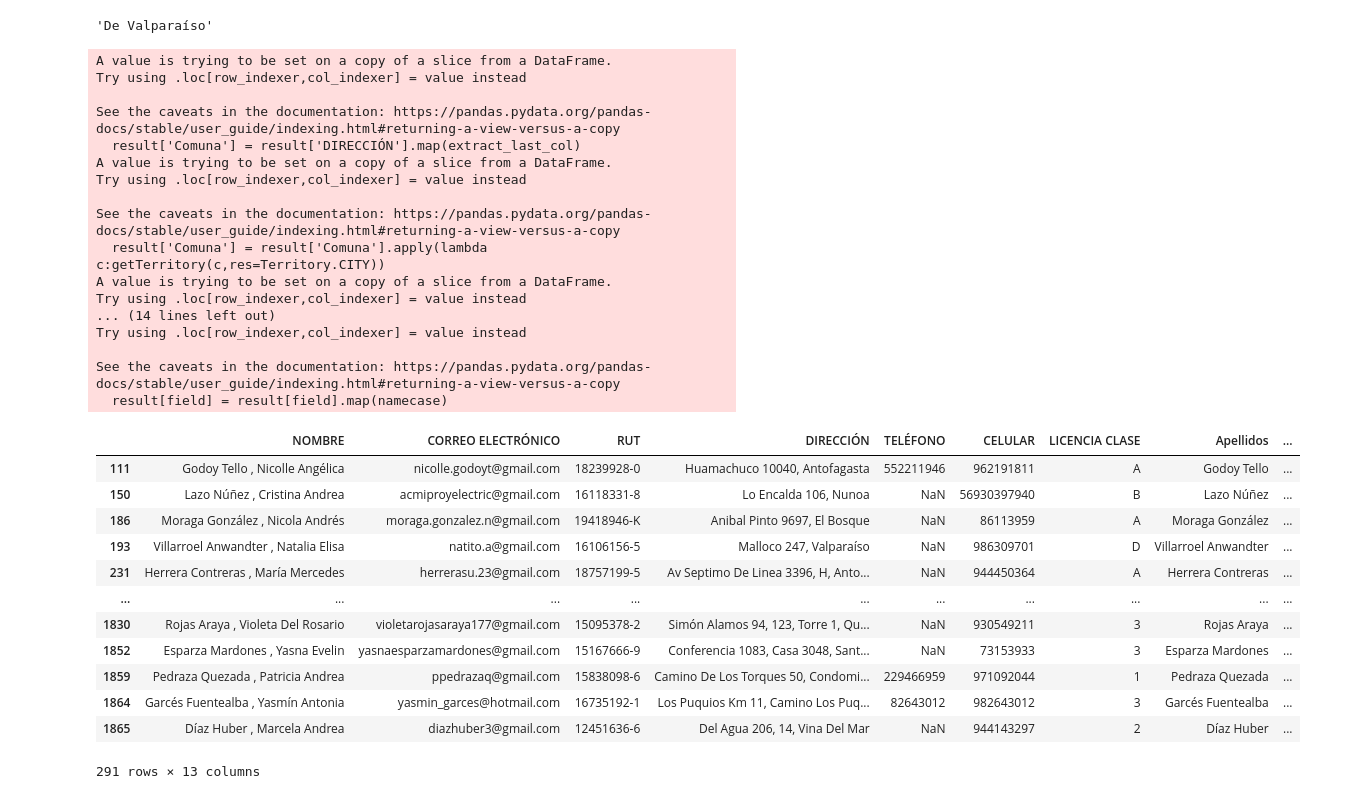
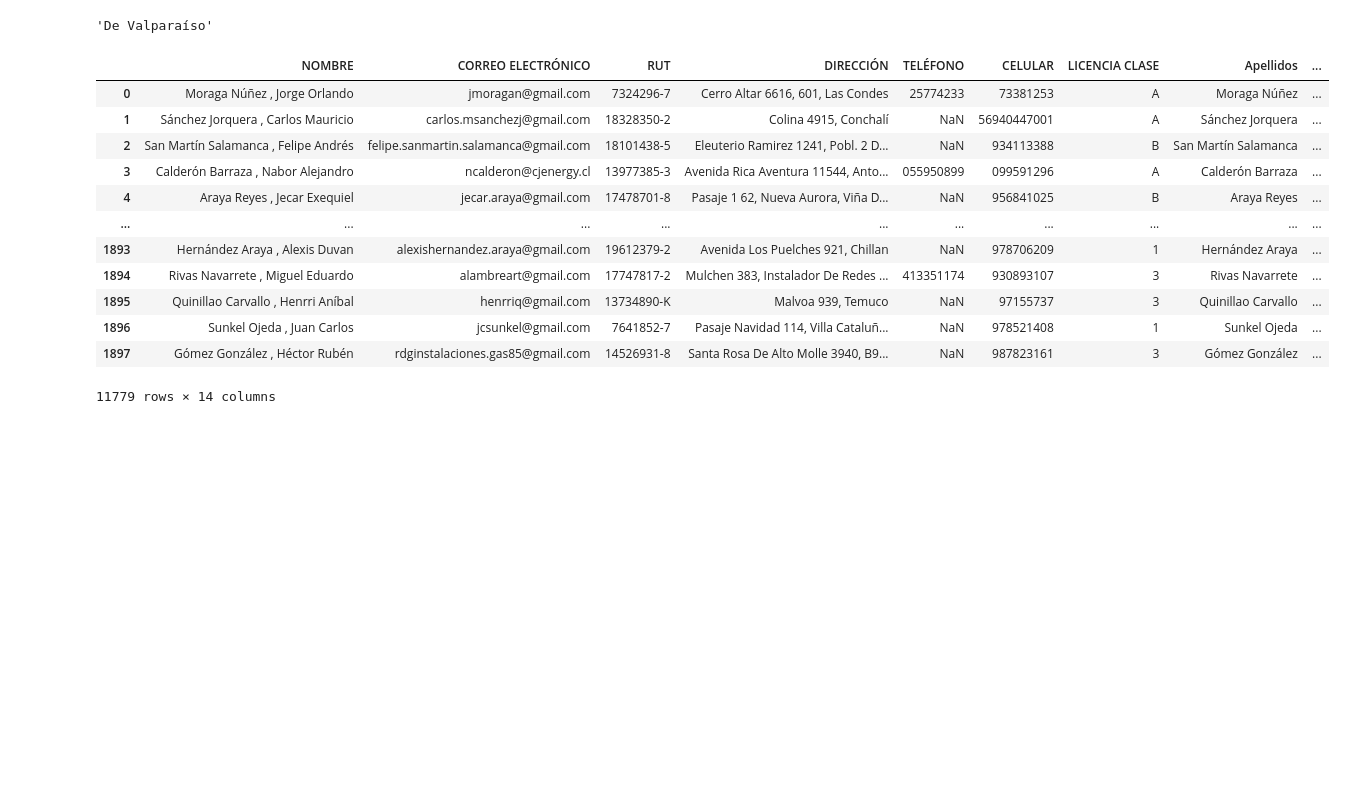
Before and after one commit to ccnmagnoo/colabs, a Jupyter notebook: sec_etl_professional.ipynb, the cells around one changed output. Saved outputs shown, nothing was run; the diff lists cells and outputs as text; code cells hidden in the pictures; blank space fills up the shorter version.

```diff
--- a/sec_etl_professional.ipynb
+++ b/sec_etl_professional.ipynb
@@ -82,6 +82,7 @@ from pandas.core.arrays import boolean
 from typing import Union, List
 from enum import Enum
 import numpy as np
+
 
 #IMPORTANT : constant used in keras model version 2
 CHARS:List[str] = list('aábcdeéfghiíjklmnñoópqrstuúvwxyz')
@@ -152,16 +153,24 @@ def getGenderSimplified(unitName:str|None)->Gender | None:
     return Gender.FEMALE
   return None
 
-def check_wrong_positive(unitName:str|None)-> bool:
-  WRONG_POSITIVE = 'iván,victor,alexis,matthew,williams,alan,jonnhatan,félix,néstor,alex,robinson,valentín,osmar,víctor,dragomir,jehu,rony,raymer,joshua,rienzi,thomas,frankz,steve,werner,tomás,yamil,felix,nicola,bladimir,steve,andree,oragel,jeffrie,'
-  w_list:list[str] = str.split(WRONG_POSITIVE,',')
-  return unitName in w_list
+from pandas import DataFrame
+WRONG_POSITIVE:DataFrame = pd.read_excel('/content/drive/MyDrive/MinEnergia/99.Data/GenderEquality/wrong_positive.xlsx')
 
-#main general function wrapper
+def check_is_male_name(unitName:str|None)-> bool:
+  if not unitName:
+    return False
+
+  return WRONG_POSITIVE['nombre'].str.contains(unitName).any()
+
+#main general function wrapper⭐
 def getGender(name:str | None)->Gender | None:
   #checking input is empty
   if name ==  None:
     return None
+
+  #catching wrong positive
+  if check_is_male_name(nameNormalizer(name)):
+    return Gender.MALE
 
   #try simplified calculus, for speed 🚀
   firstname_check = getGenderSimplified(nameNormalizer(name))
@@ -173,9 +182,6 @@ def getGender(name:str | None)->Gender | None:
   if second:
     return second.value
 
-  #catching wrong positive
-  if check_wrong_positive(nameNormalizer(name)):
-    return Gender.MALE
 
   #if simplified dosen´t work applys de keras model
   modeler  = getGenderByKeras(nameNormalizer(name))
@@ -217,8 +222,10 @@ all_technicians
 # %%
 all_technicians['gender'] = all_technicians['Nombres'].map(getGender)
 # %%
+#big filter
 from pandas import DataFrame
-result:DataFrame = all_technicians.loc[all_technicians['gender']=='female']
+#result:DataFrame = all_technicians.loc[all_technicians['gender']=='female']
+result:DataFrame = all_technicians
 result
 # %% [output]
 |  | NOMBRE | CORREO ELECTRÓNICO | RUT | DIRECCIÓN | TELÉFONO | CELULAR | LICENCIA CLASE | Apellidos | ... |
@@ -262,6 +269,14 @@ def setType(input_type:str)->str:
   else:
     return 'ELI'
 
+def getAge(rut:str)->int:
+  PENDANT = 3.3363697569700348e-06
+  INTERCEPT = 1932.2573852507373
+  rut_compose:list[str] = rut.split('-')
+  return int(int(rut_compose[0])*PENDANT+INTERCEPT)
+
+
+  return 0
 
 #Get Territory
 from difflib import SequenceMatcher
@@ -290,45 +305,29 @@ getTerritory('Quillomta',res=Territory.REGION)
 # %%
 result['Comuna'] = result['DIRECCIÓN'].map(extract_last_col)
 result['Comuna'] = result['Comuna'].apply(lambda c:getTerritory(c,res=Territory.CITY))
 result['Región'] = result['Comuna'].apply(lambda c:getTerritory(c,res=Territory.REGION))
+result['Nac Aprox'] = result['RUT'].apply(getAge)
 result['CORREO ELECTRÓNICO'] = result['CORREO ELECTRÓNICO'].str.lower()
 
 result['Categoría'] = result['LICENCIA CLASE'].map(setType)
 for field in ['Nombres','Apellidos','DIRECCIÓN','Comuna']:
   result[field] = result[field].map(namecase)
 
 result
 # %% [output]
+|  | NOMBRE | CORREO ELECTRÓNICO | RUT | DIRECCIÓN | TELÉFONO | CELULAR | LICENCIA CLASE | Apellidos | ... |
+| 0 | Moraga Núñez , Jorge Orlando | jmoragan@gmail.com | 7324296-7 | Cerro Altar 6616, 601, Las Condes | 25774233 | 73381253 | A | Moraga Núñez | ... |
+| 1 | Sánchez Jorquera , Carlos Mauricio | carlos.msanchezj@gmail.com | 18328350-2 | Colina 4915, Conchalí | NaN | 56940447001 | A | Sánchez Jorquera | ... |
+| 2 | San Martín Salamanca , Felipe Andrés | felipe.sanmartin.salamanca@gmail.com | 18101438-5 | Eleuterio Ramirez 1241, Pobl. 2 D... | NaN | 934113388 | B | San Martín Salamanca | ... |
+| 3 | Calderón Barraza , Nabor Alejandro | ncalderon@cjenergy.cl | 13977385-3 | Avenida Rica Aventura 11544, Anto... | 055950899 | 099591296 | A | Calderón Barraza | ... |
+| 4 | Araya Reyes , Jecar Exequiel | jecar.araya@gmail.com | 17478701-8 | Pasaje 1 62, Nueva Aurora, Viña D... | NaN | 956841025 | B | Araya Reyes | ... |
+| ... | ... | ... | ... | ... | ... | ... | ... | ... | ... |
+| 1893 | Hernández Araya , Alexis Duvan | alexishernandez.araya@gmail.com | 19612379-2 | Avenida Los Puelches 921, Chillan | NaN | 978706209 | 1 | Hernández Araya | ... |
+| 1894 | Rivas Navarrete , Miguel Eduardo | alambreart@gmail.com | 17747817-2 | Mulchen 383, Instalador De Redes ... | 413351174 | 930893107 | 3 | Rivas Navarrete | ... |
+| 1895 | Quinillao Carvallo , Henrri Aníbal | henrriq@gmail.com | 13734890-K | Malvoa 939, Temuco | NaN | 97155737 | 3 | Quinillao Carvallo | ... |
+| 1896 | Sunkel Ojeda , Juan Carlos | jcsunkel@gmail.com | 7641852-7 | Pasaje Navidad 114, Villa Cataluñ... | NaN | 978521408 | 1 | Sunkel Ojeda | ... |
+| 1897 | Gómez González , Héctor Rubén | rdginstalaciones.gas85@gmail.com | 14526931-8 | Santa Rosa De Alto Molle 3940, B9... | NaN | 987823161 | 3 | Gómez González | ... |
-A value is trying to be set on a copy of a slice from a DataFrame.
-Try using .loc[row_indexer,col_indexer] = value instead
-
-See the caveats in the documentation: https://pandas.pydata.org/pandas-docs/stable/user_guide/indexing.html#returning-a-view-versus-a-copy
-  result['Comuna'] = result['DIRECCIÓN'].map(extract_last_col)
-A value is trying to be set on a copy of a slice from a DataFrame.
-Try using .loc[row_indexer,col_indexer] = value instead
-
-See the caveats in the documentation: https://pandas.pydata.org/pandas-docs/stable/user_guide/indexing.html#returning-a-view-versus-a-copy
-  result['Comuna'] = result['Comuna'].apply(lambda c:getTerritory(c,res=Territory.CITY))
-A value is trying to be set on a copy of a slice from a DataFrame.
-Try using .loc[row_indexer,col_indexer] = value instead
-... (14 lines left out)
-Try using .loc[row_indexer,col_indexer] = value instead
-
-See the caveats in the documentation: https://pandas.pydata.org/pandas-docs/stable/user_guide/indexing.html#returning-a-view-versus-a-copy
-  result[field] = result[field].map(namecase)
+11779 rows × 14 columns
-|  | NOMBRE | CORREO ELECTRÓNICO | RUT | DIRECCIÓN | TELÉFONO | CELULAR | LICENCIA CLASE | Apellidos | ... |
-| 111 | Godoy Tello , Nicolle Angélica | nicolle.godoyt@gmail.com | 18239928-0 | Huamachuco 10040, Antofagasta | 552211946 | 962191811 | A | Godoy Tello | ... |
-| 150 | Lazo Núñez , Cristina Andrea | acmiproyelectric@gmail.com | 16118331-8 | Lo Encalda 106, Nunoa | NaN | 56930397940 | B | Lazo Núñez | ... |
-| 186 | Moraga González , Nicola Andrés | moraga.gonzalez.n@gmail.com | 19418946-K | Anibal Pinto 9697, El Bosque | NaN | 86113959 | A | Moraga González | ... |
-| 193 | Villarroel Anwandter , Natalia Elisa | natito.a@gmail.com | 16106156-5 | Malloco 247, Valparaíso | NaN | 986309701 | D | Villarroel Anwandter | ... |
-| 231 | Herrera Contreras , María Mercedes | herrerasu.23@gmail.com | 18757199-5 | Av Septimo De Linea 3396, H, Anto... | NaN | 944450364 | A | Herrera Contreras | ... |
-| ... | ... | ... | ... | ... | ... | ... | ... | ... | ... |
-| 1830 | Rojas Araya , Violeta Del Rosario | violetarojasaraya177@gmail.com | 15095378-2 | Simón Alamos 94, 123, Torre 1, Qu... | NaN | 930549211 | 3 | Rojas Araya | ... |
-| 1852 | Esparza Mardones , Yasna Evelin | yasnaesparzamardones@gmail.com | 15167666-9 | Conferencia 1083, Casa 3048, Sant... | NaN | 73153933 | 3 | Esparza Mardones | ... |
-| 1859 | Pedraza Quezada , Patricia Andrea | ppedrazaq@gmail.com | 15838098-6 | Camino De Los Torques 50, Condomi... | 229466959 | 971092044 | 1 | Pedraza Quezada | ... |
-| 1864 | Garcés Fuentealba , Yasmín Antonia | yasmin_garces@hotmail.com | 16735192-1 | Los Puquios Km 11, Camino Los Puq... | 82643012 | 982643012 | 3 | Garcés Fuentealba | ... |
-| 1865 | Díaz Huber , Marcela Andrea | diazhuber3@gmail.com | 12451636-6 | Del Agua 206, 14, Vina Del Mar | NaN | 944143297 | 2 | Díaz Huber | ... |
-291 rows × 13 columns
 # %%
 result_path = f'{PATH_GDRIVE}/sec_result.xlsx'
 result.to_excel(result_path)
```
Also changed, not shown: parts of 3 cells of this notebook.
